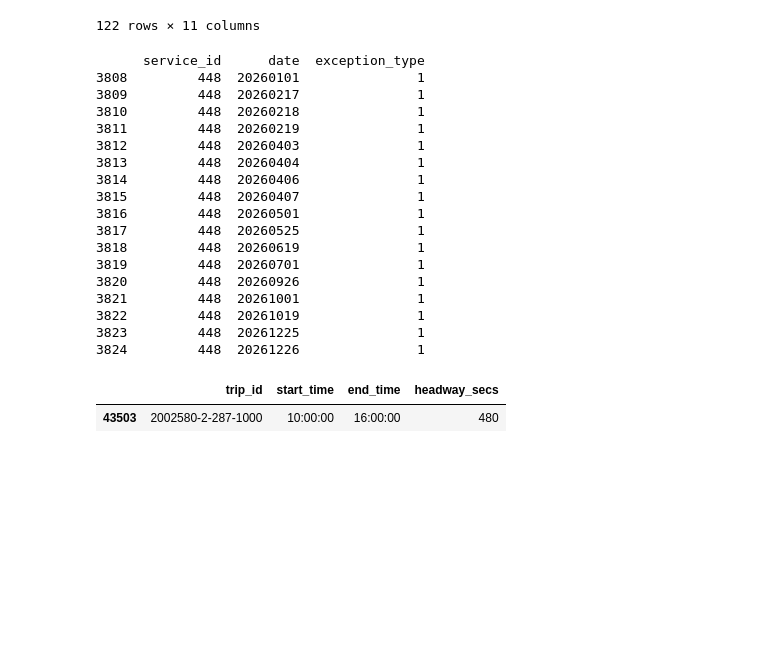
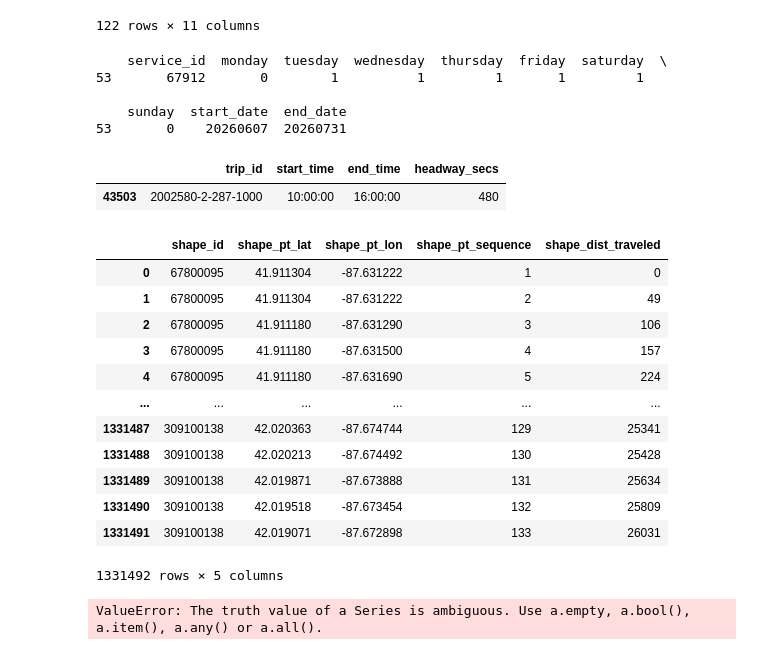
Before and after one commit to harry-wang-projects/transit-json-files, a Jupyter notebook: gtfs_analysis/chicagogtfs_analysis.ipynb, the cells around one changed output. Cells and saved outputs as stored; diff of their text form; code cells hidden in the pictures; blank space fills up the shorter version.

```diff
--- a/gtfs_analysis/chicagogtfs_analysis.ipynb
+++ b/gtfs_analysis/chicagogtfs_analysis.ipynb
@@ -15,6 +15,8 @@ calendar = pd.read_csv("../chicago_gtfs/calendar.txt")
 calendar_dates = pd.read_csv("../chicago_gtfs/calendar_dates.txt")
 # %%
 frequencies = pd.read_csv("../chicago_gtfs/frequencies.txt")
+# %%
+shapes = pd.read_csv("../chicago_gtfs/shapes.txt")
 # %%
 print(routes.head())
 # %% [output]
@@ -105,34 +112,50 @@ filtered_stops
 122 rows × 11 columns
 # %%
 #the service id is equal to the days of the week in binary lol
-#287 = regular weekdays
+#67801 = regular weekdays
+#67802 = first 4 weekdays
+#67805 = Friday
+#67806 = Saturday
+#67808,67809 = Sunday
+#67812 = Tuesday - Saturday
+#67815 = Monday
+#67901 = Weekdays (new?)
+#678xx - May 28 to June 6, 679xx = June 7 to July 31
+
 #319 = Weekdays + Saturday
 #288 = Saturday
 #448 = Sunday
 #Combinations: 287, 288, 448 or 319, 448
-calendar[calendar.service_id == 448]
-print(calendar_dates[calendar_dates.service_id == 448])
+calendar[calendar.service_id == 67912]
+print(calendar[calendar.service_id == 67912])
 # %% [output]
-      service_id      date  exception_type
-3808         448  20260101               1
-3809         448  20260217               1
-3810         448  20260218               1
-3811         448  20260219               1
-3812         448  20260403               1
-3813         448  20260404               1
-3814         448  20260406               1
-3815         448  20260407               1
-3816         448  20260501               1
-3817         448  20260525               1
-3818         448  20260619               1
-3819         448  20260701               1
-3820         448  20260926               1
-3821         448  20261001               1
-3822         448  20261019               1
-3823         448  20261225               1
-3824         448  20261226               1
+    service_id  monday  tuesday  wednesday  thursday  friday  saturday  \
+53       67912       0        1          1         1       1         1
+
+    sunday  start_date  end_date
+53       0    20260607  20260731
 # %%
 frequencies[frequencies.trip_id == '2002580-2-287-1000']
 # %% [output]
 |  | trip_id | start_time | end_time | headway_secs |
 | 43503 | 2002580-2-287-1000 | 10:00:00 | 16:00:00 | 480 |
+# %%
+shapes
+# %% [output]
+|  | shape_id | shape_pt_lat | shape_pt_lon | shape_pt_sequence | shape_dist_traveled |
+| 0 | 67800095 | 41.911304 | -87.631222 | 1 | 0 |
+| 1 | 67800095 | 41.911304 | -87.631222 | 2 | 49 |
+| 2 | 67800095 | 41.911180 | -87.631290 | 3 | 106 |
+| 3 | 67800095 | 41.911180 | -87.631500 | 4 | 157 |
+| 4 | 67800095 | 41.911180 | -87.631690 | 5 | 224 |
+| ... | ... | ... | ... | ... | ... |
+| 1331487 | 309100138 | 42.020363 | -87.674744 | 129 | 25341 |
+| 1331488 | 309100138 | 42.020213 | -87.674492 | 130 | 25428 |
+| 1331489 | 309100138 | 42.019871 | -87.673888 | 131 | 25634 |
+| 1331490 | 309100138 | 42.019518 | -87.673454 | 132 | 25809 |
+| 1331491 | 309100138 | 42.019071 | -87.672898 | 133 | 26031 |
+1331492 rows × 5 columns
+# %%
+specific_trips[(specific_trips["service_id"] == 67901) & (specific_trips["direction_id"] == 0)].shape_id.unique()
+# %% [output]
+ValueError: The truth value of a Series is ambiguous. Use a.empty, a.bool(), a.item(), a.any() or a.all().
```
Also changed, not shown: parts of 2 cells of this notebook.
